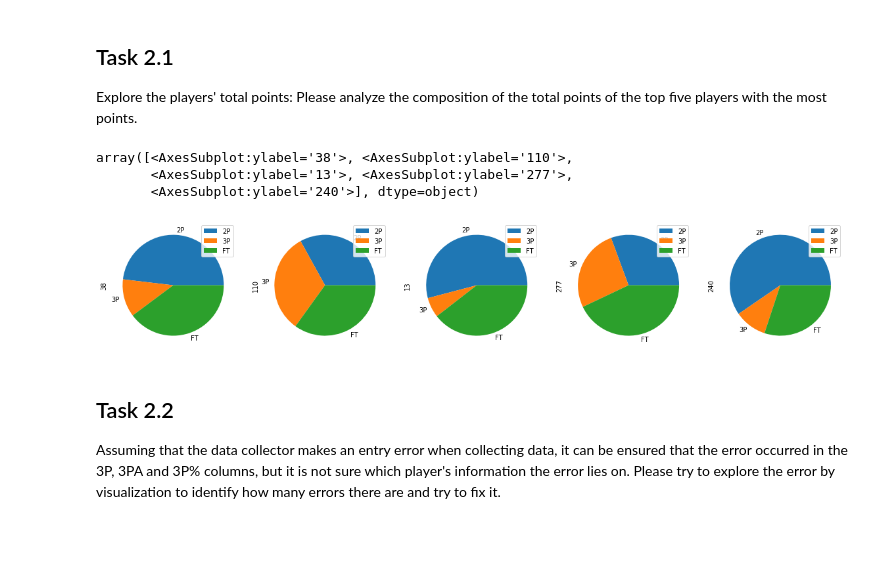
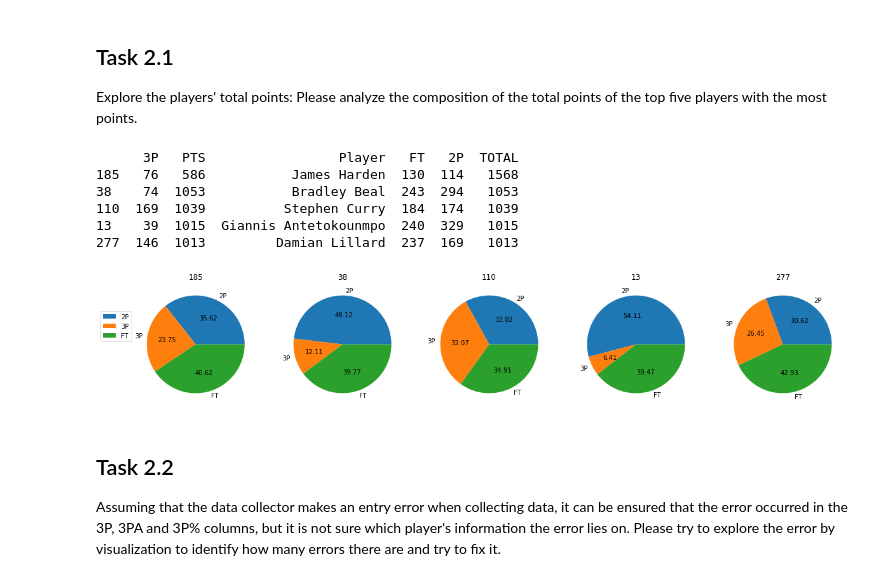
Before and after one commit to abir1997/nba-data-analysis, a Jupyter notebook: s3677701.ipynb, the cells around one changed output. Saved outputs shown, nothing was run; the diff lists cells and outputs as text; code cells hidden in the pictures; blank space fills up the shorter version.

```diff
--- a/s3677701.ipynb
+++ b/s3677701.ipynb
@@ -216,17 +216,34 @@ data.to_csv("cleaned_NBA_players_stats.csv", index=False)
 Explore the players' total points: Please analyze the composition of the total points of the top five players with the most points.
 # %%
 # Code goes after this line by adding cells
-# %%
-# 2.1 Analysis of total points' of top 5 players with the most points
-top5 = data.nlargest(5, 'PTS')
-
-player_df = top5[['2P', '3P', 'FT']].copy()
-player_df.T.plot.pie(subplots=True, figsize=(20, 13))
-# %% [output]
-array([<AxesSubplot:ylabel='38'>, <AxesSubplot:ylabel='110'>,
-       <AxesSubplot:ylabel='13'>, <AxesSubplot:ylabel='277'>,
-       <AxesSubplot:ylabel='240'>], dtype=object)
-[figure, removed]
+# %%
+# 2.1 Analysis of total points' of top 5 players with the most points
+pd.options.mode.chained_assignment = None  # default='warn'
+
+top5_players = data[{'Player', '3P', '2P', 'FT', 'PTS'}]
+top5_players['TOTAL'] = top5_players.groupby('Player')['PTS'].transform('sum')
+
+top5_players = top5_players.drop_duplicates('Player', keep='last')
+top5_players = top5_players.sort_values(by=['TOTAL'], ascending=False).head(5)
+print(top5_players)
+# Making dataframe from required pts columns
+df = top5_players[['2P', '3P', 'FT']].copy()
+
+fig, axes = plt.subplots(1,5, figsize=(20,13))
+for ax, idx in zip(axes, df.index):
+    ax.pie(df.loc[idx], labels=df.columns, autopct='%.2f')
+    ax.set(ylabel='', title=idx, aspect='equal')
+
+axes[0].legend(bbox_to_anchor=(0, 0.8))
+plt.show()
+# %% [output]
+      3P   PTS                 Player   FT   2P  TOTAL
+185   76   586           James Harden  130  114   1568
+38    74  1053           Bradley Beal  243  294   1053
+110  169  1039          Stephen Curry  184  174   1039
+13    39  1015  Giannis Antetokounmpo  240  329   1015
+277  146  1013         Damian Lillard  237  169   1013
+[figure, added]
 # %% [markdown]
 ## Task 2.2
 Assuming that the data collector makes an entry error when collecting data, it can be ensured that the error occurred in the 3P, 3PA and 3P% columns, but it is not sure which player's information the error lies on. Please try to explore the error by visualization to identify how many errors there are and try to fix it.
```
Also changed, not shown: 2 other files.
